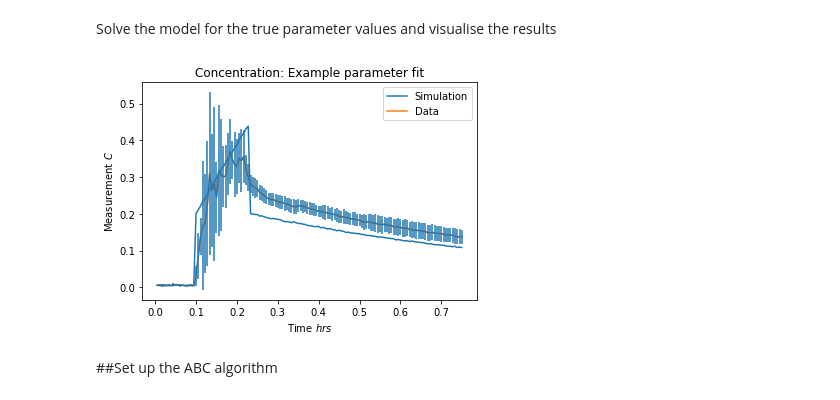
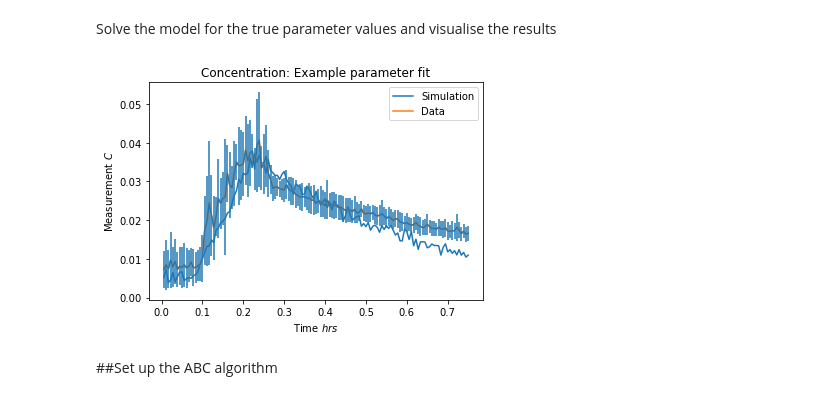
Before and after one commit to MarcoFelipeKing/ciarrai, a Jupyter notebook: code/jn_ad_mp_n=5 (with stdev).ipynb, the cells around one changed output. Cells and saved outputs as stored; diff of their text form; code cells hidden in the pictures.

Commit message:
added two-part formula

```diff
--- a/code/jn_ad_mp_n=5 (with stdev).ipynb
+++ b/code/jn_ad_mp_n=5 (with stdev).ipynb
@@ -104,8 +108,8 @@ def model(param):
 
     Parameters
     ----------
-    param : tuple
-        Tuple containing the values of the parameters k and lambda.
+    param : dict
+        Dictionary containing the values of the parameters E, and lambda.
     t : array-like
         Array of time values.
 
@@ -115,61 +119,57 @@ def model(param):
         Array of concentration values at the given times.
     """
     E = param['E']
-    k = param['k']
     lambda_ = param['lambda_']
-
-    #E, k, lambda_ = param
     t = measurement_times
     # Initialize empty array for concentration values
     C = np.zeros_like(t)
-    V = 44.34
+    V = 38.42
+
     # Loop over time values
     for i, ti in enumerate(t):
-        # If time is less than 5 minutes, set concentration to k
-        if ti < 6/60:
+        # If time is less than 5 minutes, set concentration to constant value
+        if ti < 5/60:
             C[i] = 0.00540826
         # If time is between 5 and 14 minutes, set concentration according to ODE solution
-        elif 6/60 <= ti < 14/60:
-            C[i] =  (E/V)*(1-np.exp(-lambda_*(ti-6/60)))/lambda_ + k*np.exp(-lambda_*(ti-6/60))
-        # If time is greater than 20 minutes, set concentration to 0
+        elif 5/60 <= ti < 14/60:
+            C_at_5_minutes = 0.00540826
+            C[i] = (E/V)*(1-np.exp(-lambda_*(ti-5/60)))/lambda_ + C_at_5_minutes * np.exp(-lambda_*(ti-5/60))
+            C_14=C[i]
+        # If time is greater than 14 minutes, set concentration according to decay part
         else:
-            C[i] = k*np.exp(-lambda_*(ti-14/60))
+            C_when_nebulizer_off = C_14
+            C[i] = C_when_nebulizer_off * np.exp(-lambda_*(ti-14/60))
+
     # Add noise to the simulated data
     sigma = 0.001
     C += np.random.normal(0, sigma, size=C.shape)
+    # Return the simulated data <0.5h
 
-    return {"Concentration":C}
-
-#model({"E":0.0001,"k":0.003851195,"lambda_":0.0001})['Concentration'].shape
-
-#distance({"Concentration":measurement_data}, model({"E":10,"k":0.003851195,"lambda_":1.11}))
+    return {"Concentration": C}
 # %% [markdown]
 # An example of the model
 # %% [markdown]
 Define some example parameters (chosen by eye using a manual piece-wise curve fitting of the VMN_ad_08 file.). For the purpose of this section, I've called them 'true' parameters.
 # %%
-E_true, k_true, lambda_true = np.array([100,0.2,1.2]) #9.56765, 0.25515, 1.23335
-#t1 = measurement_times[15:44]
-#t1-np.min(t1)
-#model({"E": E_true, "k": k_true, "lambda_":lambda_true})
+E_true, lambda_true = np.array([10,2.3]) #9.56765, 0.25515, 1.23335
 # %% [markdown]
 Solve the model for the true parameter values and visualise the results
 # %%
-param = {"E": E_true, "k": k_true, "lambda_":lambda_true}
+param = {"E": E_true,  "lambda_":lambda_true}
 true_trajectory = model(param)["Concentration"]
 import matplotlib.pyplot as plt
-plt.errorbar(measurement_times,measurement_data,data["stdev"])
+plt.errorbar(measurement_times,measurement_data,data["stdev"],)
 plt.plot(measurement_times,true_trajectory, color="C0", label='Simulation')
 plt.plot(measurement_times, measurement_data, color="C1", label='Data')
 plt.xlabel('Time $hrs$')
 plt.ylabel('Measurement $C$')
 plt.title('Concentration: Example parameter fit')
 plt.legend()
 plt.show()
 
 #np.array(model({'E':3.851195,'k':0.003,'lambda_':1.174})).max()
 # %% [output]
-[figure, old version]
+[figure, new version]
 # %% [markdown]
 ##Set up the ABC algorithm
 # %% [markdown]
```
Also changed, not shown: parts of 18 cells of this notebook, 28 other files.
